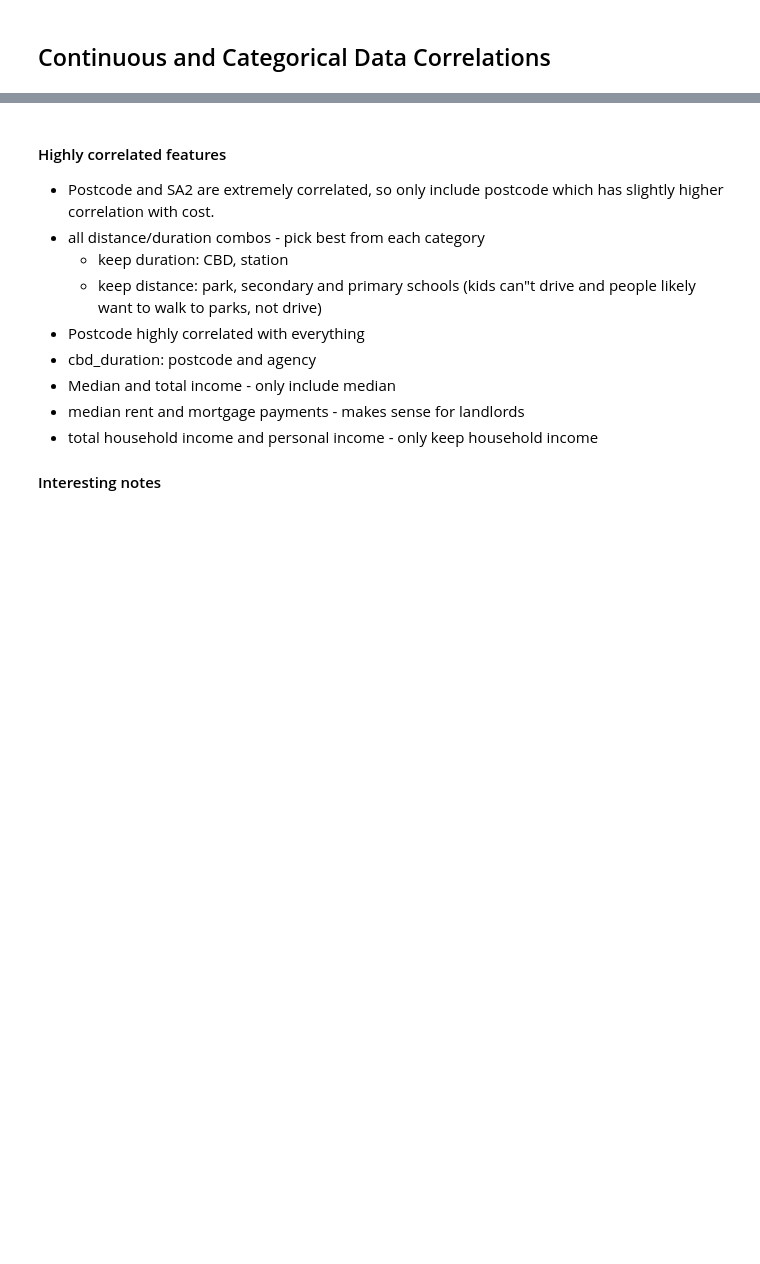
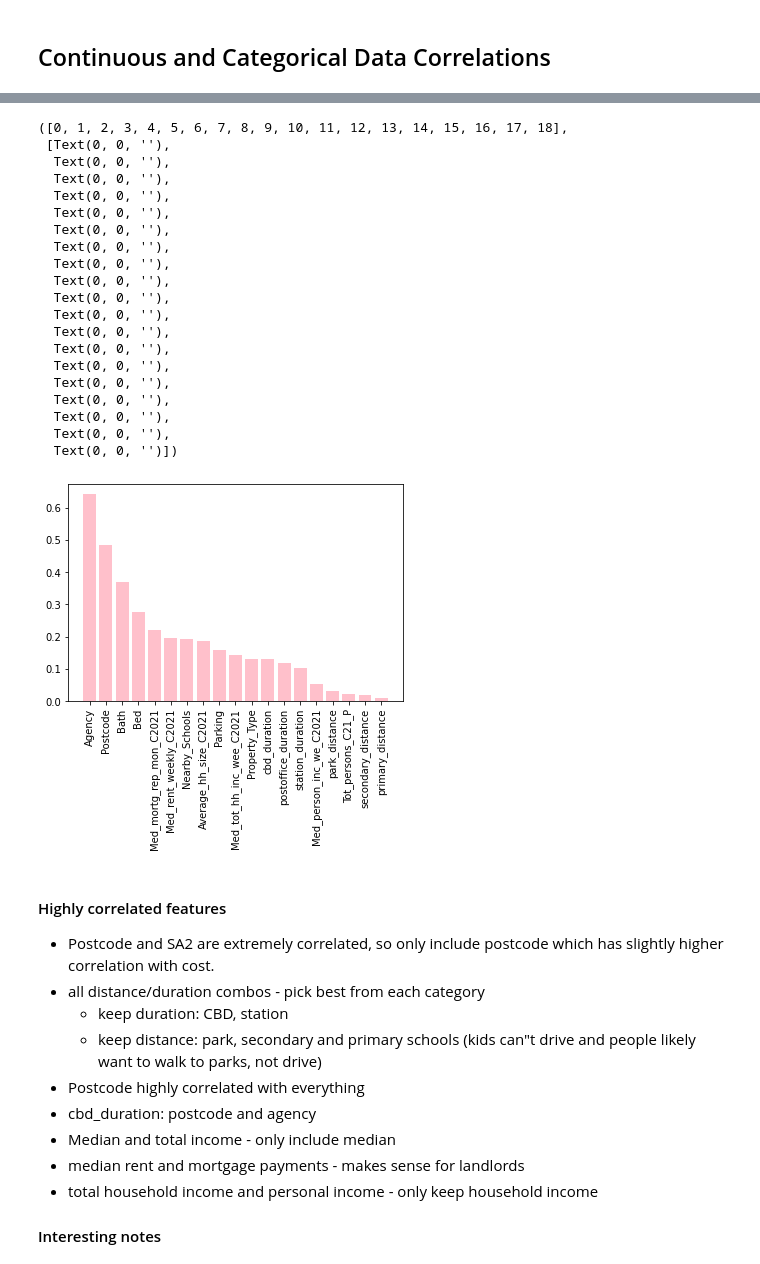
Before and after one commit to MAST30034-Applied-Data-Science/generic-real-estate-consulting-project-group-42, a Jupyter notebook: notebooks/analysis_properties.ipynb, the cells around one changed output, grey strips where cells are left out. Cells and saved outputs as stored; diff of their text form; code cells hidden in the pictures; blank space fills up the shorter version.

```diff
--- a/notebooks/analysis_properties.ipynb
+++ b/notebooks/analysis_properties.ipynb
@@ -147,3 +151,28 @@ cost_correlations.drop("Cost")
+# %%
+plt.bar(cost_correlations.index, cost_correlations.abs_corr, color='pink')
+plt.xticks(rotation=90)
+# %% [output]
+([0, 1, 2, 3, 4, 5, 6, 7, 8, 9, 10, 11, 12, 13, 14, 15, 16, 17, 18],
+ [Text(0, 0, ''),
+  Text(0, 0, ''),
+  Text(0, 0, ''),
+  Text(0, 0, ''),
+  Text(0, 0, ''),
+  Text(0, 0, ''),
+  Text(0, 0, ''),
+  Text(0, 0, ''),
+  Text(0, 0, ''),
+  Text(0, 0, ''),
+  Text(0, 0, ''),
+  Text(0, 0, ''),
+  Text(0, 0, ''),
+  Text(0, 0, ''),
+  Text(0, 0, ''),
+  Text(0, 0, ''),
+  Text(0, 0, ''),
+  Text(0, 0, ''),
+  Text(0, 0, '')])
+[figure, added]
 # %% [markdown]
 #### Highly correlated features
 - Postcode and SA2 are extremely correlated, so only include postcode which has slightly higher correlation with cost.
```
Also changed, not shown: parts of 6 cells of this notebook, 5 other files.
